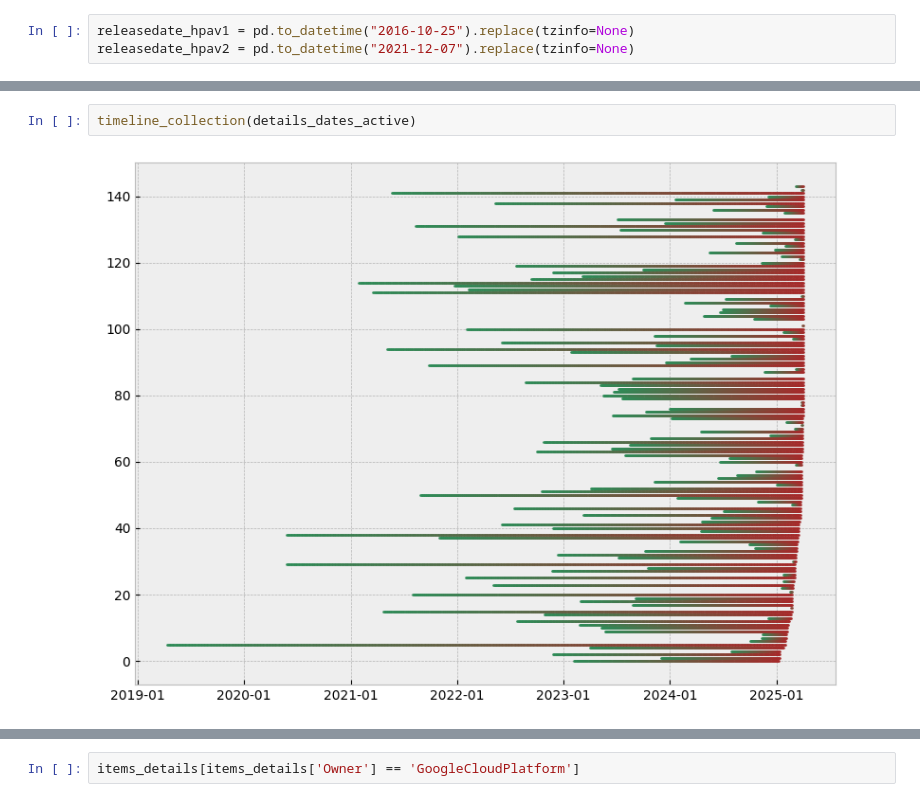
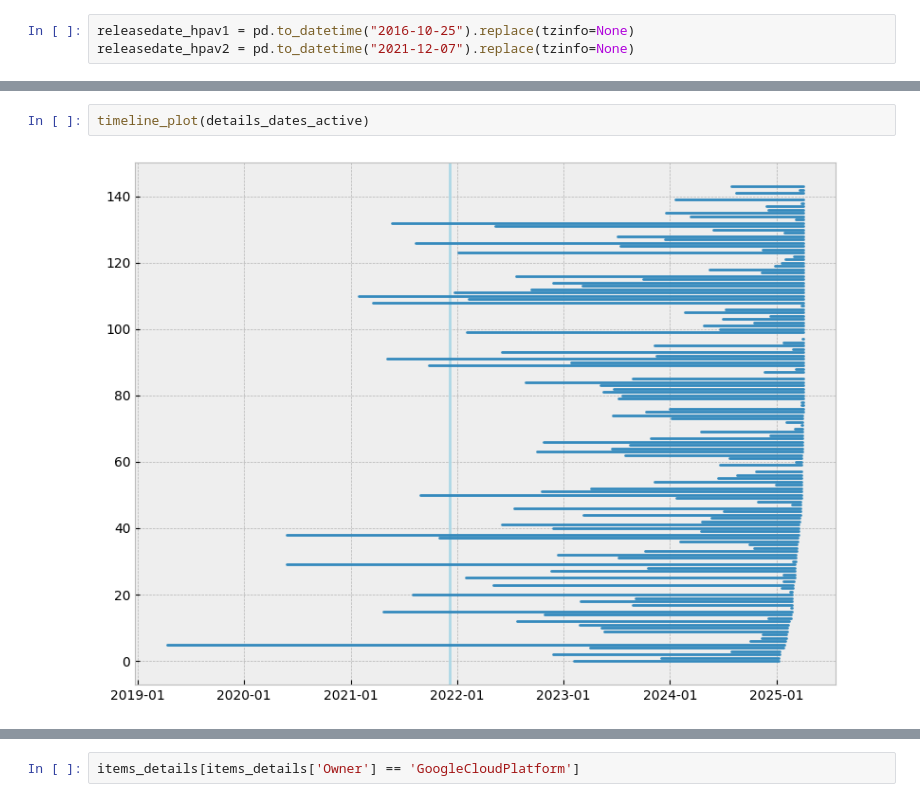
Before and after one commit to xisberto/hpa_usage, a Jupyter notebook: hpa_classify.ipynb, the cells around one changed output, grey strips where cells are left out. Saved outputs shown, nothing was run; the diff lists cells and outputs as text.

```diff
--- a/hpa_classify.ipynb
+++ b/hpa_classify.ipynb
@@ -886,5 +869,5 @@ timeline_collection(details_dates)
 # %%
-timeline_collection(details_dates_active)
+timeline_plot(details_dates_active)
 # %% [output]
-[figure, old version]
+[figure, new version]
 # %%
```
Also changed, not shown: parts of 15 cells of this notebook.
